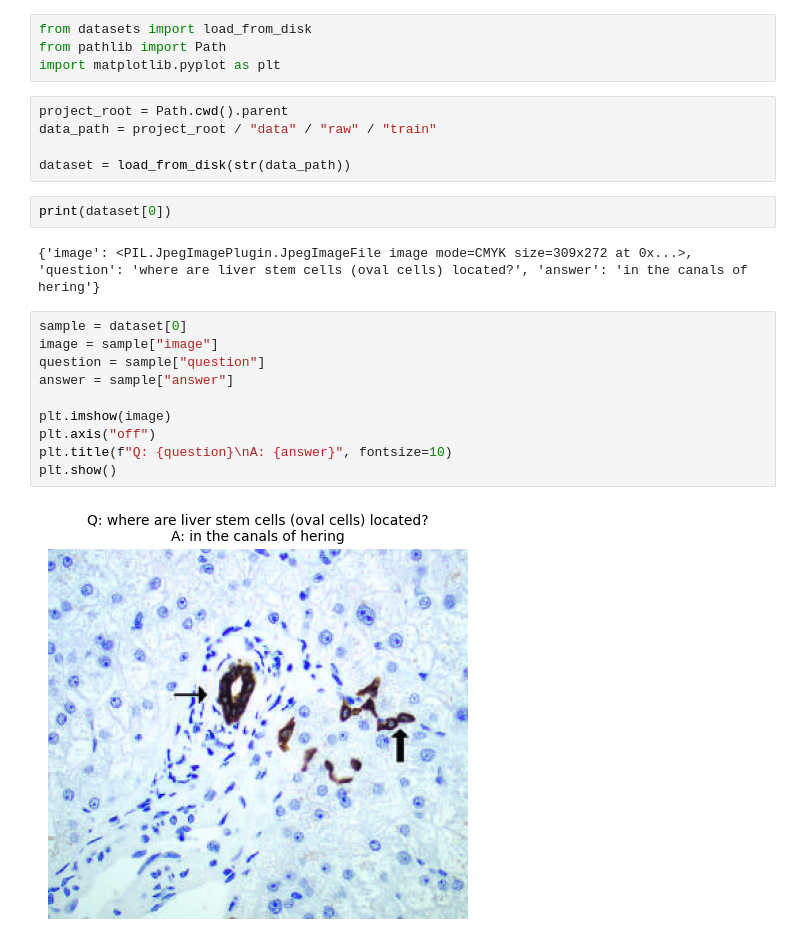
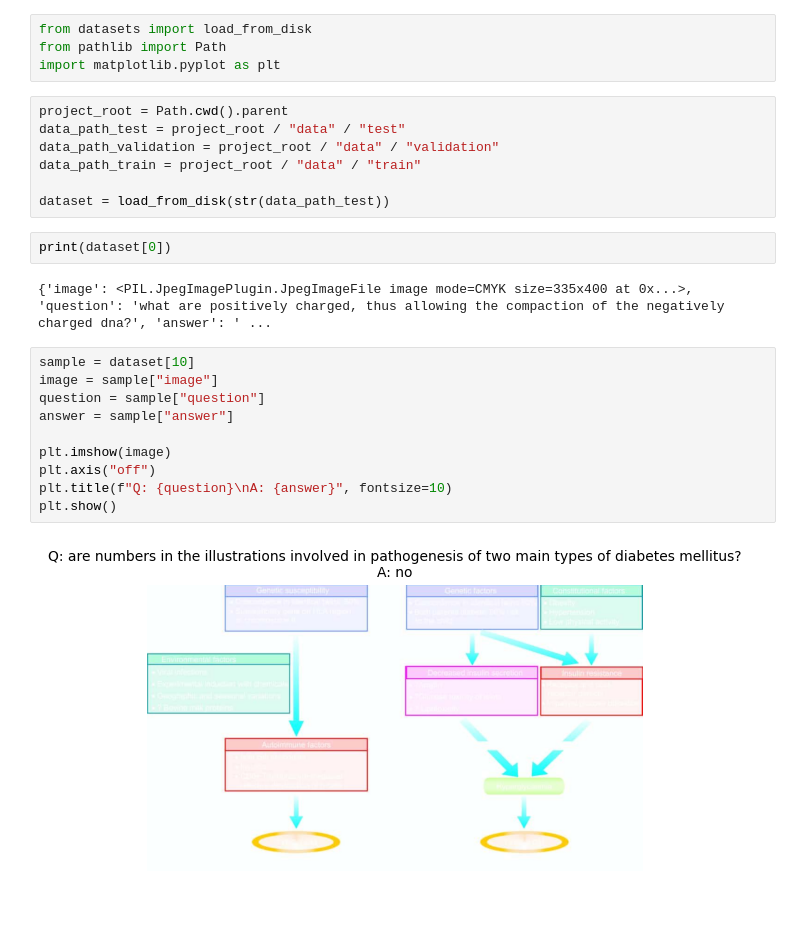
Before and after one commit to LukaSokc/Bachelor_Arbeit_VQA, a Jupyter notebook: notebooks/eda.ipynb, the cells around one changed output. Drawn from its saved outputs; the diff is of its cells as text; blank space fills up the shorter version.

```diff
--- a/notebooks/eda.ipynb
+++ b/notebooks/eda.ipynb
@@ -4,23 +4,25 @@ from pathlib import Path
 import matplotlib.pyplot as plt
 # %%
 project_root = Path.cwd().parent
-data_path = project_root / "data" / "raw" / "train"
+data_path_test = project_root / "data" / "test"
+data_path_validation = project_root / "data" / "validation"
+data_path_train = project_root / "data" / "train"
 
-dataset = load_from_disk(str(data_path))
+dataset = load_from_disk(str(data_path_test))
 # %%
 print(dataset[0])
 # %% [output]
-{'image': <PIL.JpegImagePlugin.JpegImageFile image mode=CMYK size=309x272 at 0x...>, 'question': 'where are liver stem cells (oval cells) located?', 'answer': 'in the canals of hering'}
+{'image': <PIL.JpegImagePlugin.JpegImageFile image mode=CMYK size=335x400 at 0x...>, 'question': 'what are positively charged, thus allowing the compaction of the negatively charged dna?', 'answer': ' ...
 # %%
-sample = dataset[0]
+sample = dataset[10]
 image = sample["image"]
 question = sample["question"]
 answer = sample["answer"]
 
 plt.imshow(image)
 plt.axis("off")
 plt.title(f"Q: {question}\nA: {answer}", fontsize=10)
 plt.show()
 # %% [output]
-[figure, old version]
+[figure, new version]
 # %%
```
Also changed, not shown: parts of 3 cells of this notebook, 4 other files.
